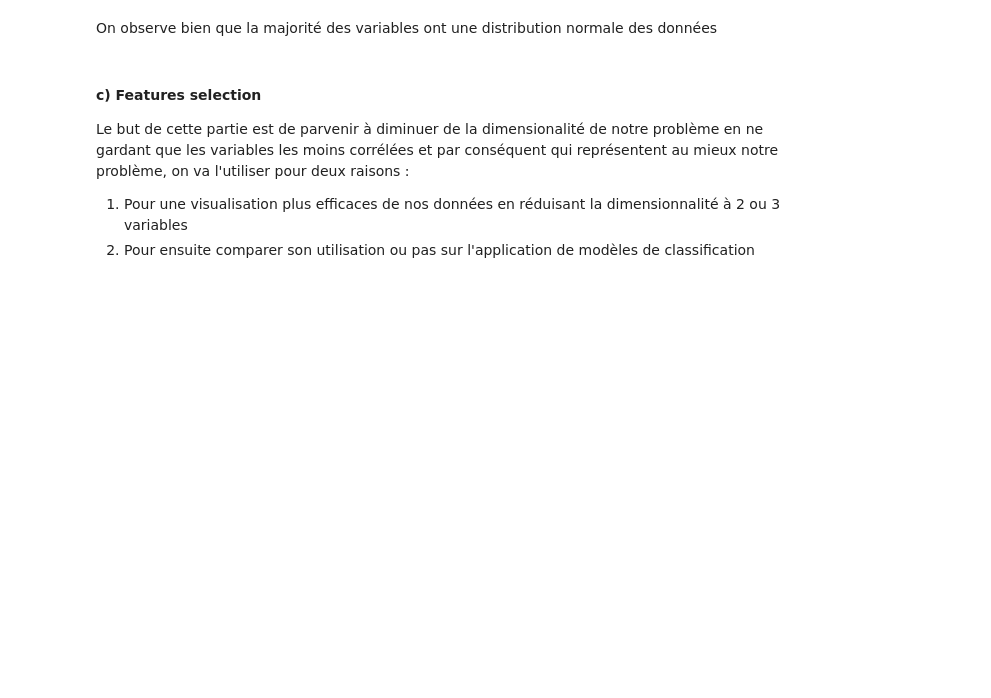
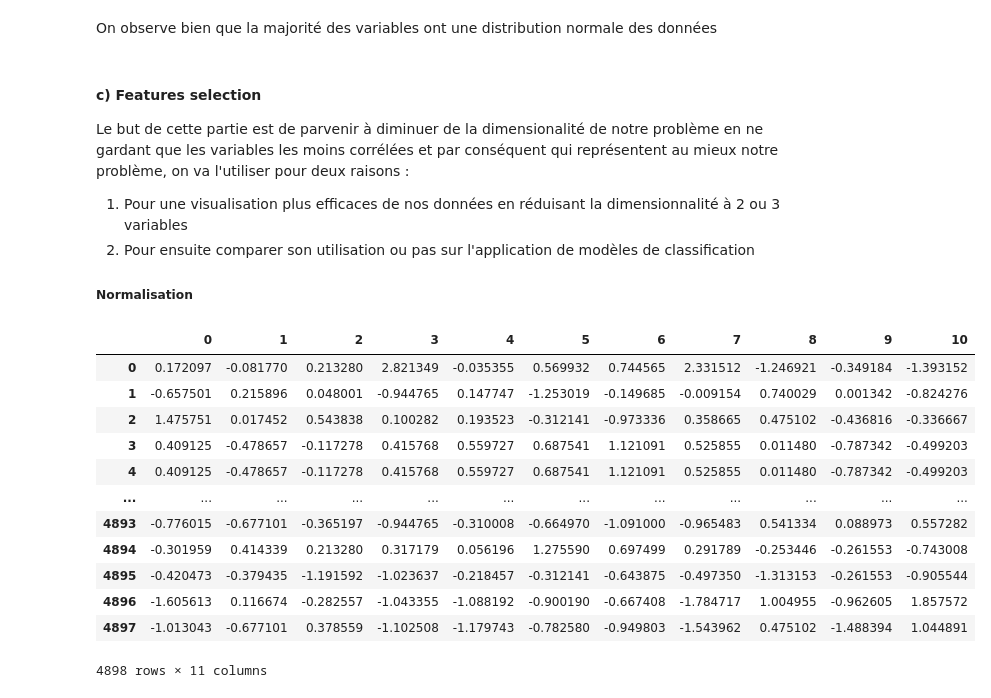
Before and after one commit to MohamedNennouche/Wine-classification, a Jupyter notebook: wine-notebook.ipynb, the cells around one changed output. Cells and saved outputs as stored; diff of their text form; code cells hidden in the pictures; blank space fills up the shorter version.

```diff
--- a/wine-notebook.ipynb
+++ b/wine-notebook.ipynb
@@ -149,3 +150,24 @@ On observe bien que la majorité des variables ont une distribution normale des
 Le but de cette partie est de parvenir à diminuer de la dimensionalité de notre problème en ne gardant que les variables les moins corrélées et par conséquent qui représentent au mieux notre problème, on va l'utiliser pour deux raisons :
 1) Pour une visualisation plus efficaces de nos données en réduisant la dimensionnalité à 2 ou 3 variables
 2) Pour ensuite comparer son utilisation ou pas sur l'application de modèles de classification
+##### Normalisation
+# %%
+data_wine_white_features = data_white_wine.copy()
+data_wine_white_features.drop("quality", axis=1, inplace=True)
+data_white_wine_scaled = StandardScaler().fit_transform(data_wine_white_features)
+data_white_wine_scaled = pd.DataFrame(data_white_wine_scaled)
+data_white_wine_scaled
+# %% [output]
+|  | 0 | 1 | 2 | 3 | 4 | 5 | 6 | 7 | 8 | 9 | 10 |
+| 0 | 0.172097 | -0.081770 | 0.213280 | 2.821349 | -0.035355 | 0.569932 | 0.744565 | 2.331512 | -1.246921 | -0.349184 | -1.393152 |
+| 1 | -0.657501 | 0.215896 | 0.048001 | -0.944765 | 0.147747 | -1.253019 | -0.149685 | -0.009154 | 0.740029 | 0.001342 | -0.824276 |
+| 2 | 1.475751 | 0.017452 | 0.543838 | 0.100282 | 0.193523 | -0.312141 | -0.973336 | 0.358665 | 0.475102 | -0.436816 | -0.336667 |
+| 3 | 0.409125 | -0.478657 | -0.117278 | 0.415768 | 0.559727 | 0.687541 | 1.121091 | 0.525855 | 0.011480 | -0.787342 | -0.499203 |
+| 4 | 0.409125 | -0.478657 | -0.117278 | 0.415768 | 0.559727 | 0.687541 | 1.121091 | 0.525855 | 0.011480 | -0.787342 | -0.499203 |
+| ... | ... | ... | ... | ... | ... | ... | ... | ... | ... | ... | ... |
+| 4893 | -0.776015 | -0.677101 | -0.365197 | -0.944765 | -0.310008 | -0.664970 | -1.091000 | -0.965483 | 0.541334 | 0.088973 | 0.557282 |
+| 4894 | -0.301959 | 0.414339 | 0.213280 | 0.317179 | 0.056196 | 1.275590 | 0.697499 | 0.291789 | -0.253446 | -0.261553 | -0.743008 |
+| 4895 | -0.420473 | -0.379435 | -1.191592 | -1.023637 | -0.218457 | -0.312141 | -0.643875 | -0.497350 | -1.313153 | -0.261553 | -0.905544 |
+| 4896 | -1.605613 | 0.116674 | -0.282557 | -1.043355 | -1.088192 | -0.900190 | -0.667408 | -1.784717 | 1.004955 | -0.962605 | 1.857572 |
+| 4897 | -1.013043 | -0.677101 | 0.378559 | -1.102508 | -1.179743 | -0.782580 | -0.949803 | -1.543962 | 0.475102 | -1.488394 | 1.044891 |
+4898 rows × 11 columns
```
Also changed, not shown: parts of 6 cells of this notebook.
